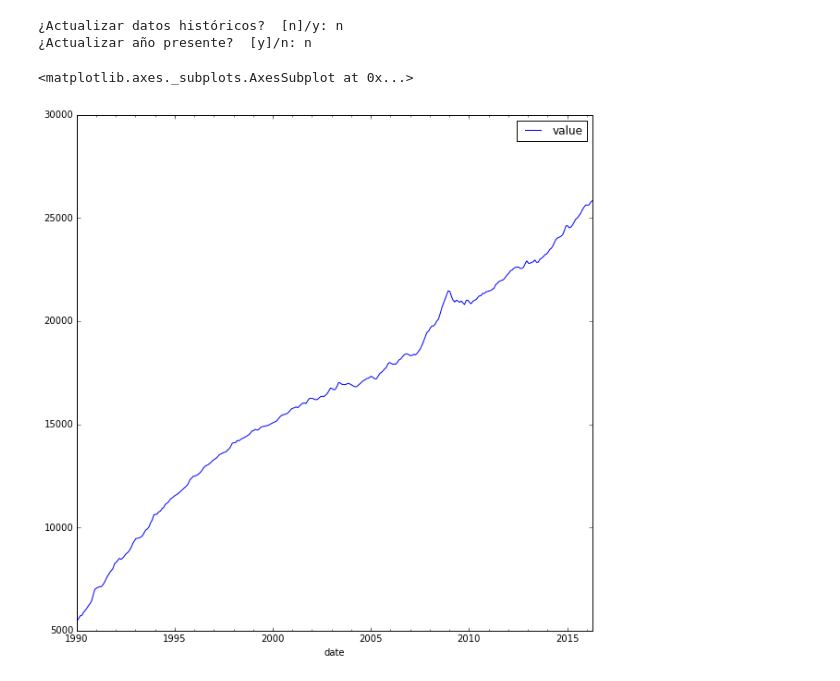
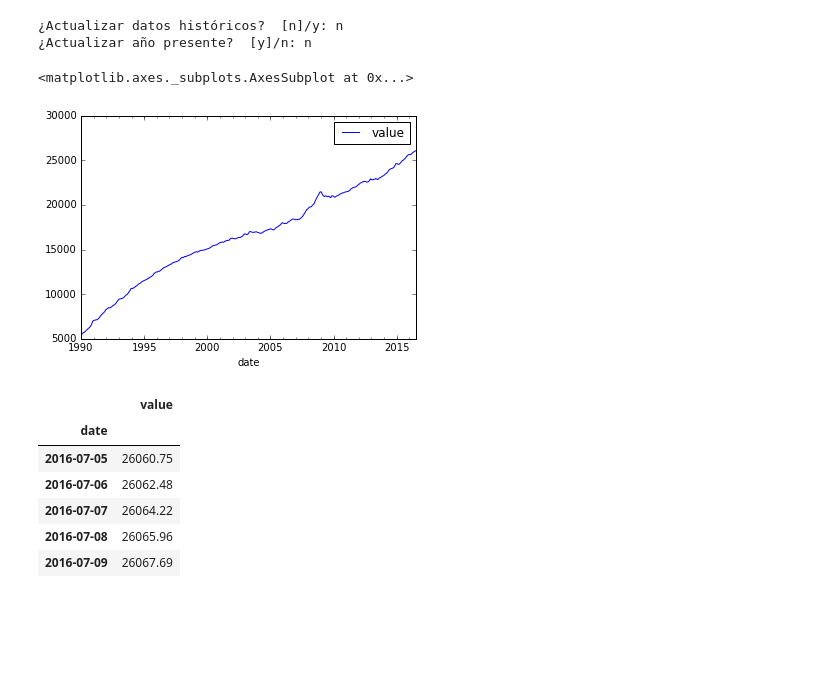
Before and after one commit to collabmarket/data_sii, a Jupyter notebook: UF.ipynb, the cells around one changed output. Saved outputs shown, nothing was run; the diff lists cells and outputs as text; code cells hidden in the pictures; blank space fills up the shorter version.

```diff
--- a/UF.ipynb
+++ b/UF.ipynb
@@ -6,9 +8,20 @@ import pandas as pd
 # %% [output]
 ¿Actualizar datos históricos?  [n]/y: n
 ¿Actualizar año presente?  [y]/n: n
-# %%
-uf = pd.read_csv('uf.csv', parse_dates=True, index_col=0)
-uf.plot(figsize=(10,10))
-# %% [output]
-<matplotlib.axes._subplots.AxesSubplot at 0x...>
-[figure, removed]
+# %%
+karg_csv = dict(parse_dates=True, index_col=0)
+uf = pd.read_csv('uf.csv', **karg_csv)
+uf.plot()
+# %% [output]
+<matplotlib.axes._subplots.AxesSubplot at 0x...>
+[figure, added]
+# %%
+uf.tail()
+# %% [output]
+|  | value |
+| date |  |
+| 2016-07-05 | 26060.75 |
+| 2016-07-06 | 26062.48 |
+| 2016-07-07 | 26064.22 |
+| 2016-07-08 | 26065.96 |
+| 2016-07-09 | 26067.69 |
```
Also changed, not shown: parts of 6 cells of this notebook, 1 other file.
